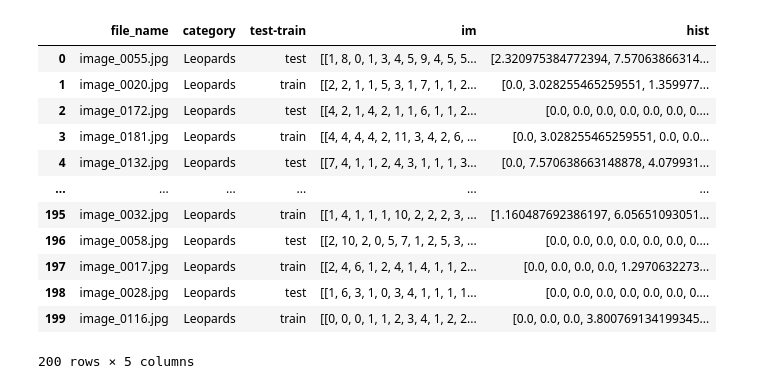
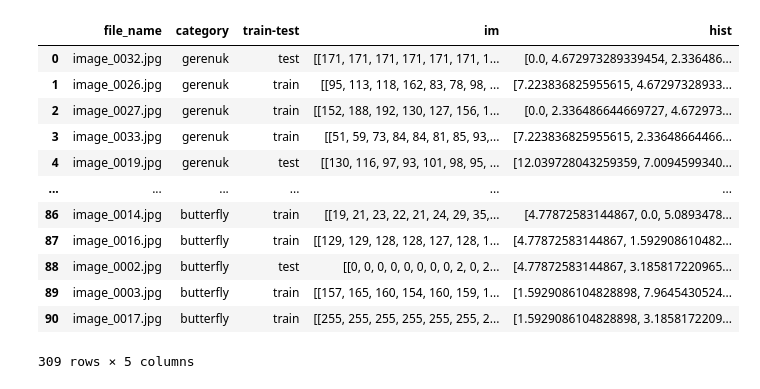
Before and after one commit to Cyrkryta/vision-image-processing, a Jupyter notebook: assignment-4/assignment4.ipynb, the cells around one changed output. Cells and saved outputs as stored; diff of their text form; code cells hidden in the pictures.

```diff
--- a/assignment-4/assignment4.ipynb
+++ b/assignment-4/assignment4.ipynb
@@ -135,20 +136,3 @@ clusters = cluster_features(features, k=300)
 
 #create bags of words for each image
 table["hist"] = bag_of_words(clusters, table["im"], idf=True)
-# %%
-df_table = pd.DataFrame(table)
-df_table
-# %% [output]
-|  | file_name | category | test-train | im | hist |
-| 0 | image_0055.jpg | Leopards | test | [[1, 8, 0, 1, 3, 4, 5, 9, 4, 5, 5... | [2.320975384772394, 7.57063866314... |
-| 1 | image_0020.jpg | Leopards | train | [[2, 2, 1, 1, 5, 3, 1, 7, 1, 1, 2... | [0.0, 3.028255465259551, 1.359977... |
-| 2 | image_0172.jpg | Leopards | test | [[4, 2, 1, 4, 2, 1, 1, 6, 1, 1, 2... | [0.0, 0.0, 0.0, 0.0, 0.0, 0.0, 0.... |
-| 3 | image_0181.jpg | Leopards | train | [[4, 4, 4, 4, 2, 11, 3, 4, 2, 6, ... | [0.0, 3.028255465259551, 0.0, 0.0... |
-| 4 | image_0132.jpg | Leopards | test | [[7, 4, 1, 1, 2, 4, 3, 1, 1, 1, 3... | [0.0, 7.570638663148878, 4.079931... |
-| ... | ... | ... | ... | ... | ... |
-| 195 | image_0032.jpg | Leopards | train | [[1, 4, 1, 1, 1, 10, 2, 2, 2, 3, ... | [1.160487692386197, 6.05651093051... |
-| 196 | image_0058.jpg | Leopards | test | [[2, 10, 2, 0, 5, 7, 1, 2, 5, 3, ... | [0.0, 0.0, 0.0, 0.0, 0.0, 0.0, 0.... |
-| 197 | image_0017.jpg | Leopards | train | [[2, 4, 6, 1, 2, 4, 1, 4, 1, 1, 2... | [0.0, 0.0, 0.0, 0.0, 1.2970632273... |
-| 198 | image_0028.jpg | Leopards | test | [[1, 6, 3, 1, 0, 3, 4, 1, 1, 1, 1... | [0.0, 0.0, 0.0, 0.0, 0.0, 0.0, 0.... |
-| 199 | image_0116.jpg | Leopards | train | [[0, 0, 0, 1, 1, 2, 3, 4, 1, 2, 2... | [0.0, 0.0, 0.0, 3.800769134199345... |
-200 rows × 5 columns
@@ -155,3 +202,21 @@ df_table
+# %%
+df_list = [pd.DataFrame(table) for table in category_tables]
+merged_tables = pd.concat(df_list)
+merged_tables
+# %% [output]
+|  | file_name | category | train-test | im | hist |
+| 0 | image_0032.jpg | gerenuk | test | [[171, 171, 171, 171, 171, 171, 1... | [0.0, 4.672973289339454, 2.336486... |
+| 1 | image_0026.jpg | gerenuk | train | [[95, 113, 118, 162, 83, 78, 98, ... | [7.223836825955615, 4.67297328933... |
+| 2 | image_0027.jpg | gerenuk | train | [[152, 188, 192, 130, 127, 156, 1... | [0.0, 2.336486644669727, 4.672973... |
+| 3 | image_0033.jpg | gerenuk | train | [[51, 59, 73, 84, 84, 81, 85, 93,... | [7.223836825955615, 2.33648664466... |
+| 4 | image_0019.jpg | gerenuk | test | [[130, 116, 97, 93, 101, 98, 95, ... | [12.039728043259359, 7.0094599340... |
+| ... | ... | ... | ... | ... | ... |
+| 86 | image_0014.jpg | butterfly | train | [[19, 21, 23, 22, 21, 24, 29, 35,... | [4.77872583144867, 0.0, 5.0893478... |
+| 87 | image_0016.jpg | butterfly | train | [[129, 129, 128, 128, 127, 128, 1... | [4.77872583144867, 1.592908610482... |
+| 88 | image_0002.jpg | butterfly | test | [[0, 0, 0, 0, 0, 0, 0, 0, 2, 0, 2... | [4.77872583144867, 3.185817220965... |
+| 89 | image_0003.jpg | butterfly | train | [[157, 165, 160, 154, 160, 159, 1... | [1.5929086104828898, 7.9645430524... |
+| 90 | image_0017.jpg | butterfly | train | [[255, 255, 255, 255, 255, 255, 2... | [1.5929086104828898, 3.1858172209... |
+309 rows × 5 columns
 # %%
 def common_words(hist1, hist2):
     min = np.minimum(hist1, hist2)
```
Also changed, not shown: parts of 5 cells of this notebook.
